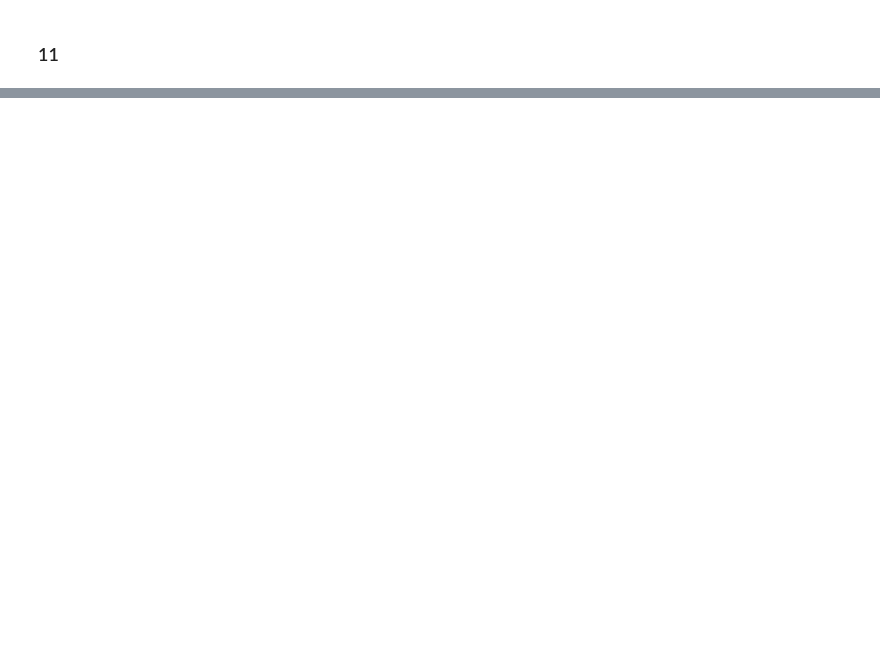
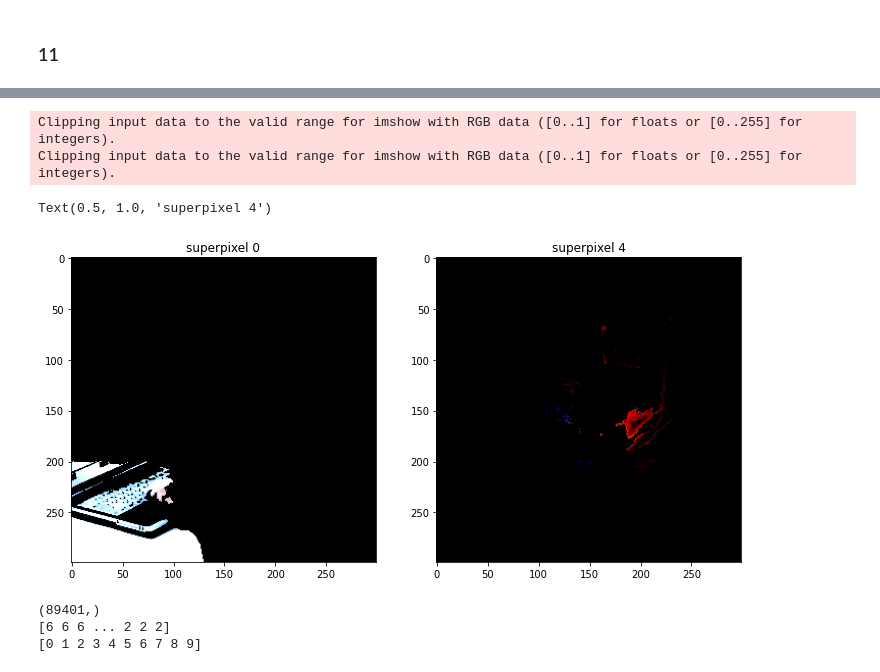
Before and after one commit to gabriel-ortega-hernandez/Tarea-2-Grupo-3, a Jupyter notebook: MA6202_T2.ipynb, the cells around one changed output, grey strips where cells are left out. Drawn from its saved outputs; the diff is of its cells as text; code cells hidden in the pictures; blank space fills up the shorter version.

```diff
--- a/MA6202_T2.ipynb
+++ b/MA6202_T2.ipynb
@@ -341,0 +432,30 @@ Clipping input data to the valid range for imshow with RGB data ([0..1] for floa
+# %%
+# Visualizamos algunos clusters obtenidos de éste metodo
+i,j = 0,4
+mascara_i, mascara_j = np.zeros(n_clusters),np.zeros(n_clusters)
+mascara_i[i], mascara_j[j]= True, True
+fig, ax = plt.subplots(nrows=1, ncols=2,figsize=[12,13])
+ax[0].imshow(perturbar_imagen(imagen_procesada,mascara_i,km_labels))
+ax[0].set_title('superpixel {}'.format(i))
+ax[1].imshow(perturbar_imagen(imagen_procesada,mascara_j,km_labels))
+ax[1].set_title('superpixel {}'.format(j))
+# %% [output]
+Clipping input data to the valid range for imshow with RGB data ([0..1] for floats or [0..255] for integers).
+Clipping input data to the valid range for imshow with RGB data ([0..1] for floats or [0..255] for integers).
+Text(0.5, 1.0, 'superpixel 4')
+[figure, added]
+# %%
+# MiniBatchKMeans
+# Creamos el cluster MeanShift y ajustamos al conjunto de entrenamiento
+mbkm_cluster = MiniBatchKMeans(n_clusters=n_clusters, batch_size=16, random_state=0)
+mbkm_cluster.fit_predict(X)
+
+# Obtenemos los labels(superpixeles) y los centros de cada cluster
+mbkm_labels, mbkm_centers = mbkm_cluster.labels_, mbkm_cluster.cluster_centers_.squeeze()
+print(mbkm_labels.shape)
+print(mbkm_labels)
+print(np.unique(mbkm_labels))
+# %% [output]
+(89401,)
+[6 6 6 ... 2 2 2]
+[0 1 2 3 4 5 6 7 8 9]
```
Also changed, not shown: parts of 23 cells of this notebook.
